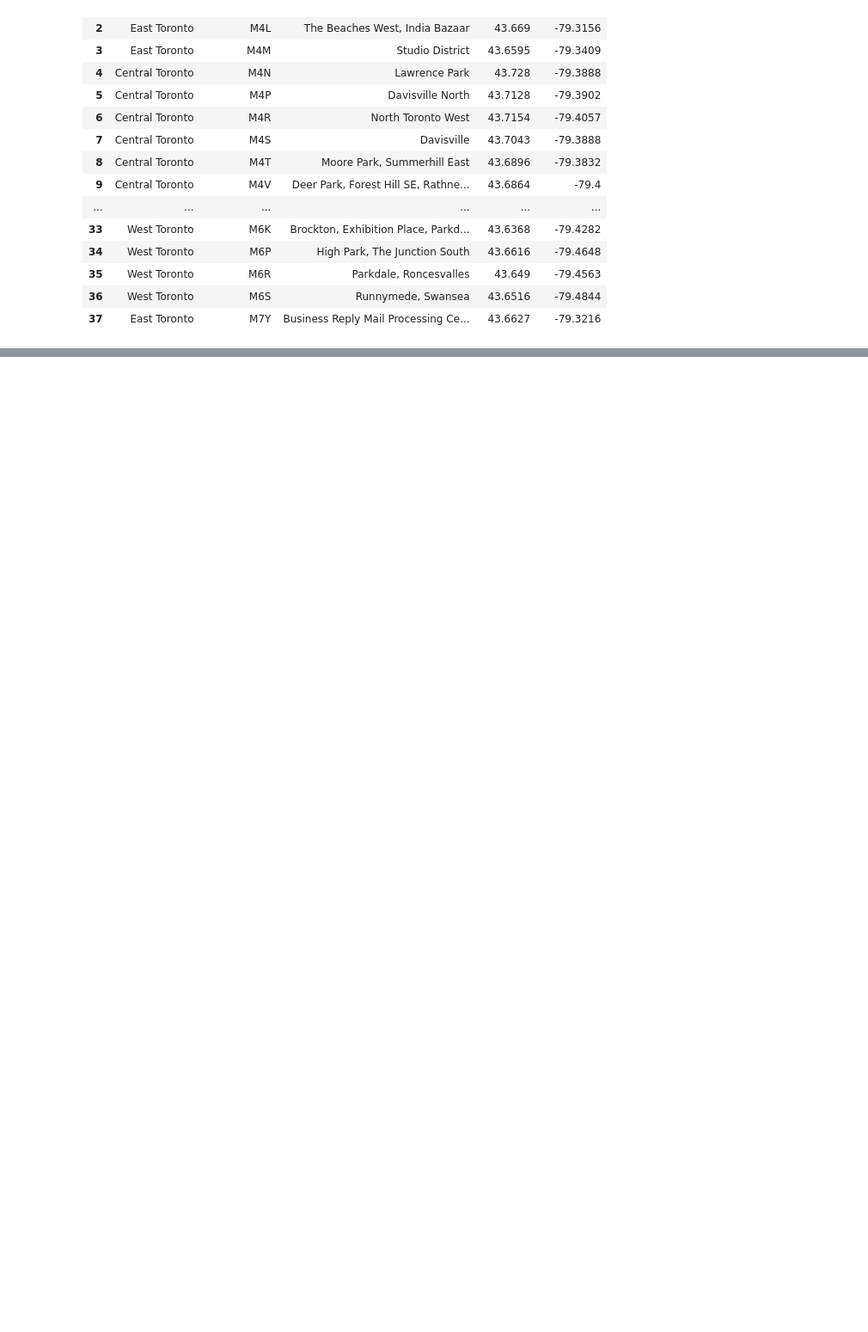
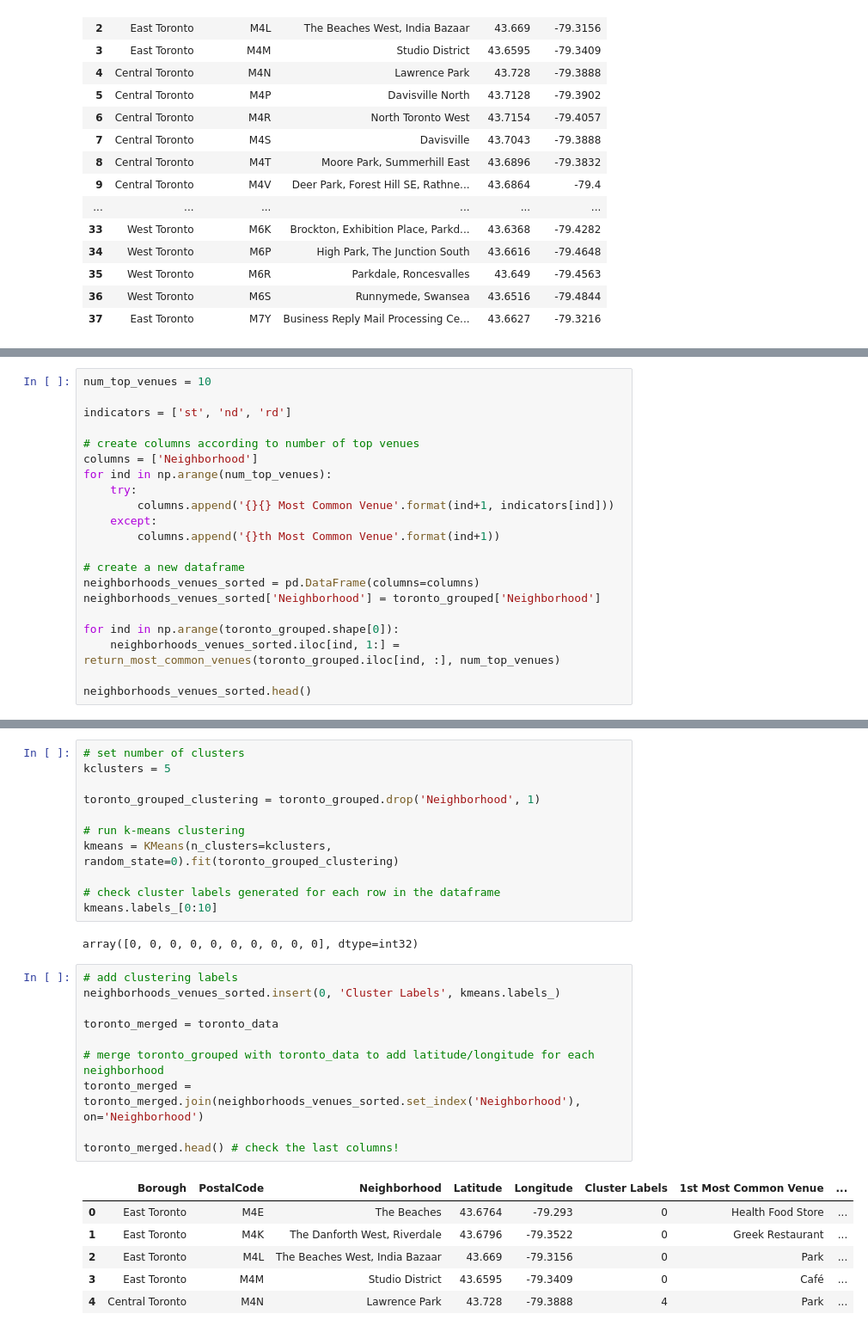
Before and after one commit to diegoarmaca/Coursera_Capstone, a Jupyter notebook: Segmenting and Clustering Neighborhoods in Toronto.ipynb, the cells around one changed output, grey strips where cells are left out. Shown at 86% size. Drawn from its saved outputs; the diff is of its cells as text; blank space fills up the shorter version.

```diff
--- a/Segmenting and Clustering Neighborhoods in Toronto.ipynb
+++ b/Segmenting and Clustering Neighborhoods in Toronto.ipynb
@@ -215,0 +388,21 @@ CLIENT_SECRET:5U1Z3IEXGO5E0BOGL2LYQE3LEI2AIOP2ICTYVOCBV33IPAIA
+# %%
+num_top_venues = 10
+
+indicators = ['st', 'nd', 'rd']
+
+# create columns according to number of top venues
+columns = ['Neighborhood']
+for ind in np.arange(num_top_venues):
+    try:
+        columns.append('{}{} Most Common Venue'.format(ind+1, indicators[ind]))
+    except:
+        columns.append('{}th Most Common Venue'.format(ind+1))
+
+# create a new dataframe
+neighborhoods_venues_sorted = pd.DataFrame(columns=columns)
+neighborhoods_venues_sorted['Neighborhood'] = toronto_grouped['Neighborhood']
+
+for ind in np.arange(toronto_grouped.shape[0]):
+    neighborhoods_venues_sorted.iloc[ind, 1:] = return_most_common_venues(toronto_grouped.iloc[ind, :], num_top_venues)
+
+neighborhoods_venues_sorted.head()
@@ -215,0 +416,30 @@ CLIENT_SECRET:5U1Z3IEXGO5E0BOGL2LYQE3LEI2AIOP2ICTYVOCBV33IPAIA
+# %%
+# set number of clusters
+kclusters = 5
+
+toronto_grouped_clustering = toronto_grouped.drop('Neighborhood', 1)
+
+# run k-means clustering
+kmeans = KMeans(n_clusters=kclusters, random_state=0).fit(toronto_grouped_clustering)
+
+# check cluster labels generated for each row in the dataframe
+kmeans.labels_[0:10]
+# %% [output]
+array([0, 0, 0, 0, 0, 0, 0, 0, 0, 0], dtype=int32)
+# %%
+# add clustering labels
+neighborhoods_venues_sorted.insert(0, 'Cluster Labels', kmeans.labels_)
+
+toronto_merged = toronto_data
+
+# merge toronto_grouped with toronto_data to add latitude/longitude for each neighborhood
+toronto_merged = toronto_merged.join(neighborhoods_venues_sorted.set_index('Neighborhood'), on='Neighborhood')
+
+toronto_merged.head() # check the last columns!
+# %% [output]
+|  | Borough | PostalCode | Neighborhood | Latitude | Longitude | Cluster Labels | 1st Most Common Venue | ... |
+| 0 | East Toronto | M4E | The Beaches | 43.6764 | -79.293 | 0 | Health Food Store | ... |
+| 1 | East Toronto | M4K | The Danforth West, Riverdale | 43.6796 | -79.3522 | 0 | Greek Restaurant | ... |
+| 2 | East Toronto | M4L | The Beaches West, India Bazaar | 43.669 | -79.3156 | 0 | Park | ... |
+| 3 | East Toronto | M4M | Studio District | 43.6595 | -79.3409 | 0 | Café | ... |
+| 4 | Central Toronto | M4N | Lawrence Park | 43.728 | -79.3888 | 4 | Park | ... |
```
Also changed, not shown: parts of 17 cells of this notebook.
